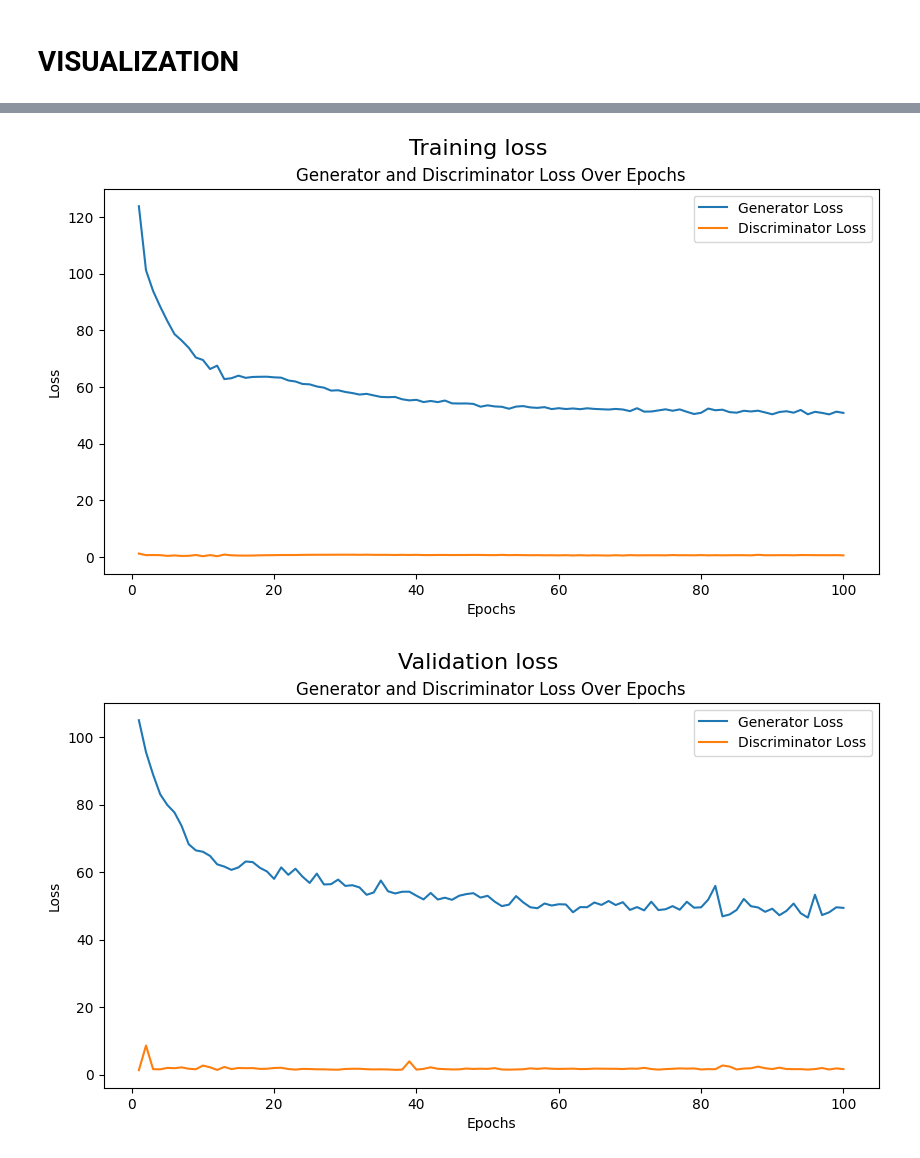
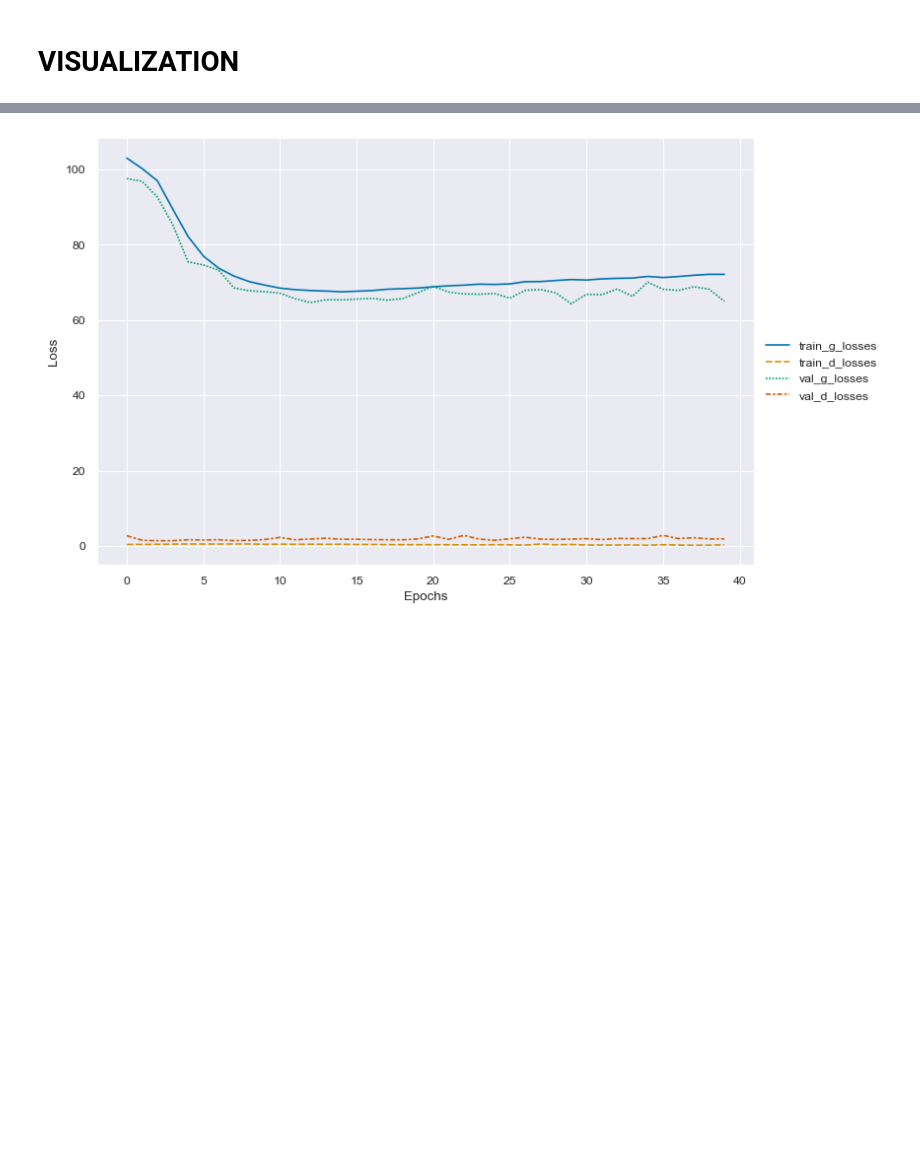
Before and after one commit to lucjonker/Shady_Shenanigans, a Jupyter notebook: src/evaluate_model.ipynb, the cells around one changed output, grey strips where cells are left out. Drawn from its saved outputs; the diff is of its cells as text; code cells hidden in the pictures; blank space fills up the shorter version.

Commit message:
Update analysis of results

```diff
--- a/src/evaluate_model.ipynb
+++ b/src/evaluate_model.ipynb
@@ -122,14 +124,15 @@ display_res(test_tile, result_tile, target_tile)
 # %%
+from src.visualization import plot_losses
+
 df = pd.read_csv(
-    "/Users/luc/Geomatics/Thesis/ShadyShenanigans/results/ams_masked/results/loss_logs/version_0/metrics.csv")
+    "/Users/luc/Geomatics/Thesis/ShadyShenanigans/results/all_masked/results/loss_logs/version_0/metrics.csv")
 
 g_train = df["train_g_losses"]
 d_train = df["train_d_losses"]
 g_val = df["val_g_losses"]
 d_val = df["val_d_losses"]
 
-plot_losses(g_train, d_train, title="Training loss")
-plot_losses(g_val, d_val, title="Validation loss")
+plot_losses(g_train, d_train, g_val, d_val)
+# plot_losses(g_val, d_val, title="Validation loss")
 # %% [output]
-[figure, old version]
+[figure, new version]
-[figure, removed]
```
Also changed, not shown: parts of 6 cells of this notebook, 2 other files.
